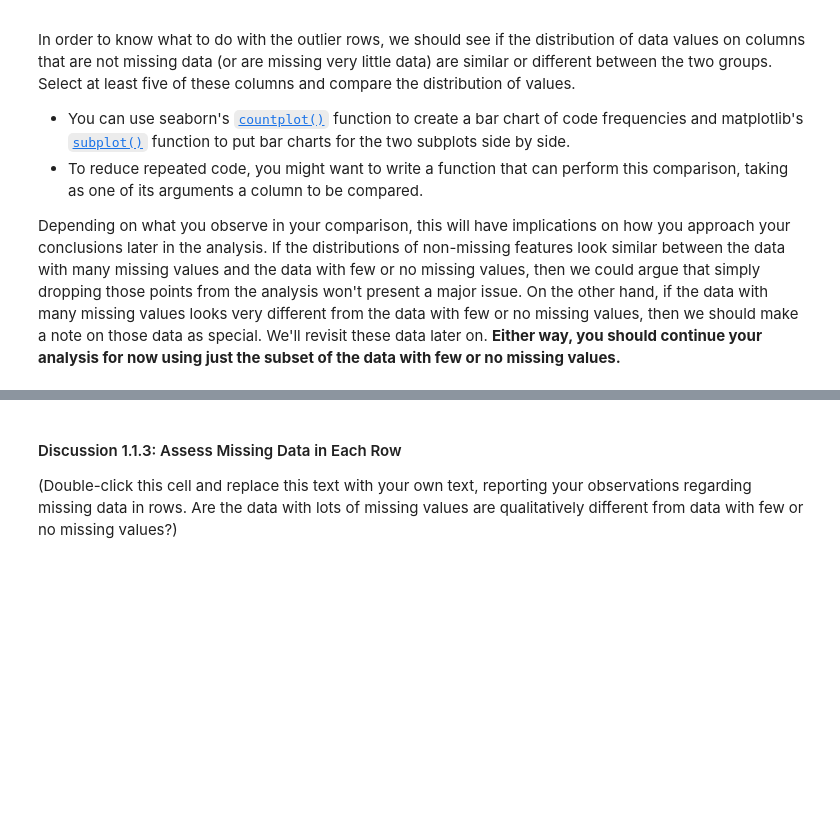
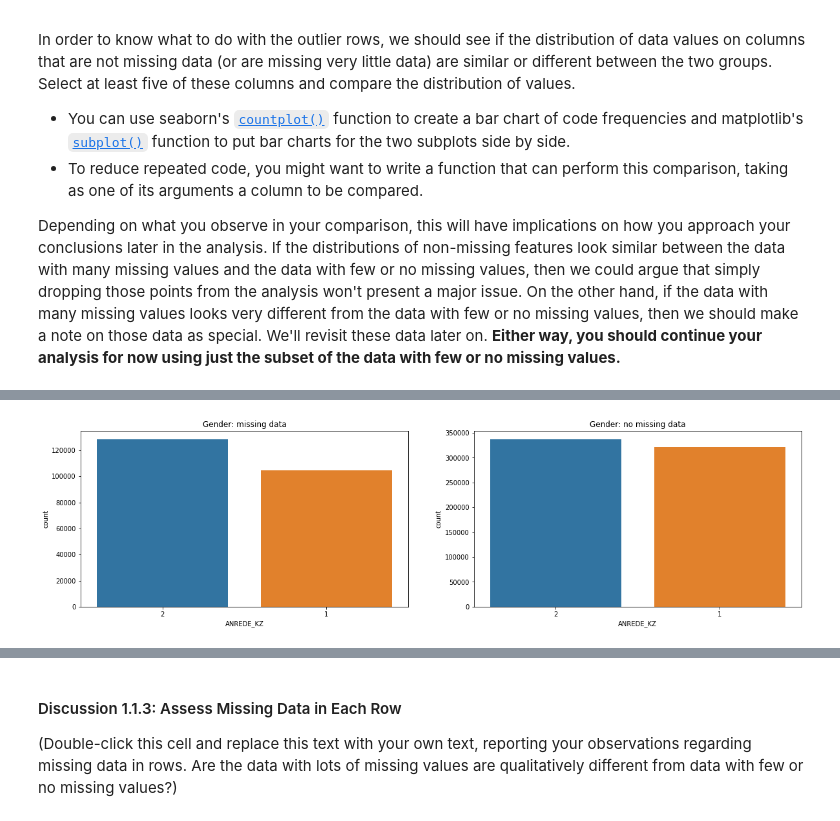
Before and after one commit to Mdhvince/Customer_Segmentation, a Jupyter notebook: Identify_Customer_Segments.ipynb, the cells around one changed output, grey strips where cells are left out. Cells and saved outputs as stored; diff of their text form; code cells hidden in the pictures; blank space fills up the shorter version.

```diff
--- a/Identify_Customer_Segments.ipynb
+++ b/Identify_Customer_Segments.ipynb
@@ -192,0 +226,4 @@ Depending on what you observe in your comparison, this will have implications on
+# %%
+plot_comparison('ANREDE_KZ', 'Gender')
+# %% [output]
+[figure, added]
```
Also changed, not shown: parts of 19 cells of this notebook.
